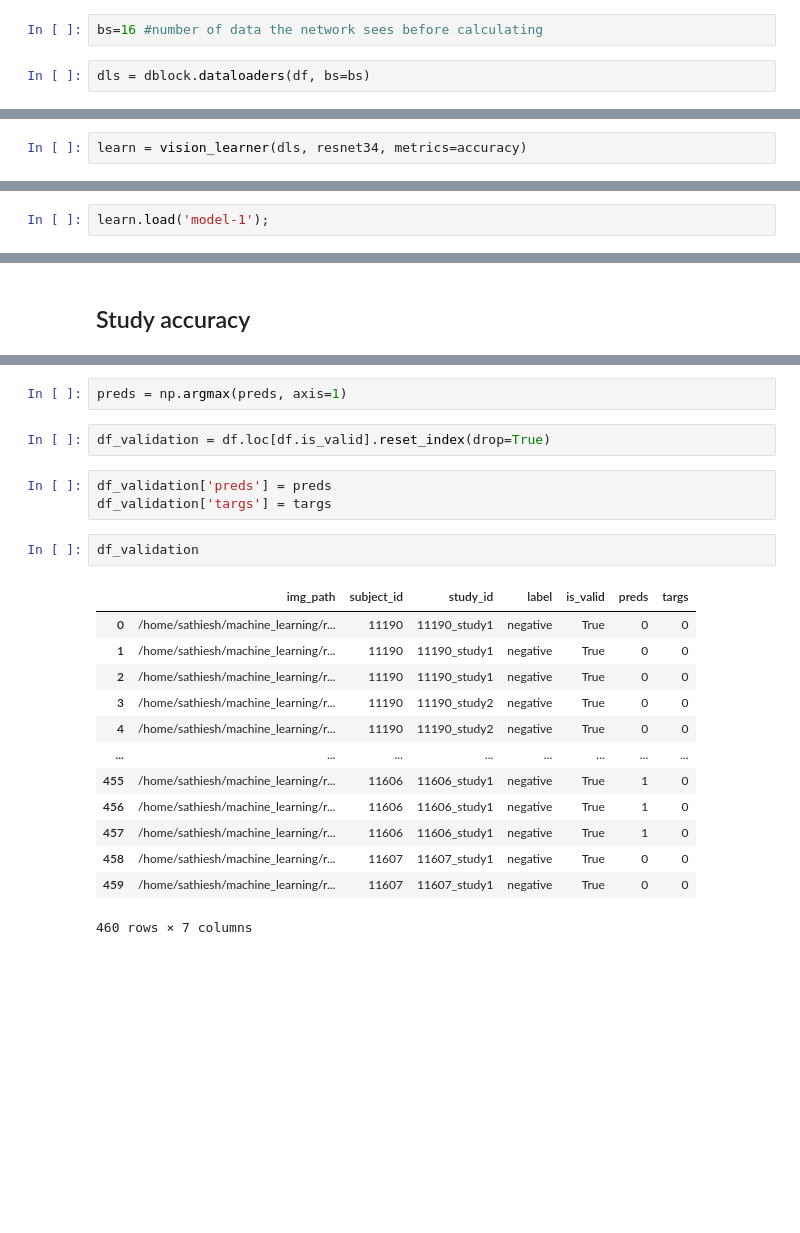
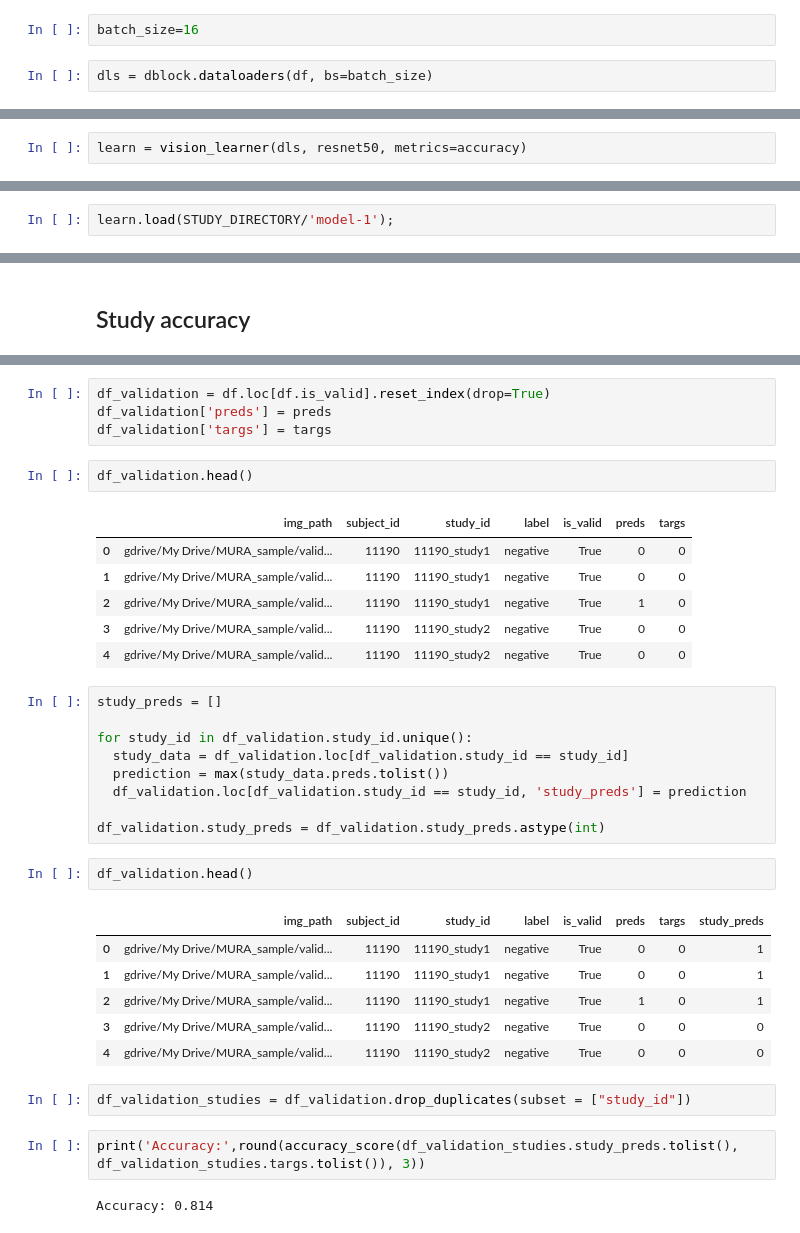
Before and after one commit to skaliy/rad230_dl, a Jupyter notebook: 01_MURA_hand_classification.ipynb, the cells around one changed output, grey strips where cells are left out. Cells and saved outputs as stored; diff of their text form; blank space fills up the shorter version.

```diff
--- a/01_MURA_hand_classification.ipynb
+++ b/01_MURA_hand_classification.ipynb
@@ -56,7 +85,7 @@ dblock = DataBlock(blocks=(ImageBlock, CategoryBlock),
 # %%
-bs=16 #number of data the network sees before calculating
+batch_size=16
 # %%
-dls = dblock.dataloaders(df, bs=bs)
+dls = dblock.dataloaders(df, bs=batch_size)
 # %%
 dls.show_batch(figsize=(10, 10))
 # %% [output]
@@ -64,7 +93,7 @@ dls.show_batch(figsize=(10, 10))
 # %% [markdown]
 ### Training process
 # %%
-learn = vision_learner(dls, resnet34, metrics=accuracy)
+learn = vision_learner(dls, resnet50, metrics=accuracy)
 # %%
 # learn.lr_find()
 # %%
@@ -88,4 +115,4 @@ learn.show_results()
 # %% [markdown]
 # Intepretation
 # %%
-learn.load('model-1');
+learn.load(STUDY_DIRECTORY/'model-1');
@@ -138,23 +170,37 @@ preds,targs = learn.get_preds(ds_idx=1)
-# %%
-preds = np.argmax(preds, axis=1)
 # %%
 df_validation = df.loc[df.is_valid].reset_index(drop=True)
+df_validation['preds'] = preds
+df_validation['targs'] = targs
-# %%
-df_validation['preds'] = preds
-df_validation['targs'] = targs
 # %%
-df_validation
+df_validation.head()
 # %% [output]
 |  | img_path | subject_id | study_id | label | is_valid | preds | targs |
-| 0 | /home/sathiesh/machine_learning/r... | 11190 | 11190_study1 | negative | True | 0 | 0 |
-| 1 | /home/sathiesh/machine_learning/r... | 11190 | 11190_study1 | negative | True | 0 | 0 |
-| 2 | /home/sathiesh/machine_learning/r... | 11190 | 11190_study1 | negative | True | 0 | 0 |
-| 3 | /home/sathiesh/machine_learning/r... | 11190 | 11190_study2 | negative | True | 0 | 0 |
-| 4 | /home/sathiesh/machine_learning/r... | 11190 | 11190_study2 | negative | True | 0 | 0 |
-| ... | ... | ... | ... | ... | ... | ... | ... |
-| 455 | /home/sathiesh/machine_learning/r... | 11606 | 11606_study1 | negative | True | 1 | 0 |
-| 456 | /home/sathiesh/machine_learning/r... | 11606 | 11606_study1 | negative | True | 1 | 0 |
-| 457 | /home/sathiesh/machine_learning/r... | 11606 | 11606_study1 | negative | True | 1 | 0 |
-| 458 | /home/sathiesh/machine_learning/r... | 11607 | 11607_study1 | negative | True | 0 | 0 |
-| 459 | /home/sathiesh/machine_learning/r... | 11607 | 11607_study1 | negative | True | 0 | 0 |
+| 0 | gdrive/My Drive/MURA_sample/valid... | 11190 | 11190_study1 | negative | True | 0 | 0 |
+| 1 | gdrive/My Drive/MURA_sample/valid... | 11190 | 11190_study1 | negative | True | 0 | 0 |
+| 2 | gdrive/My Drive/MURA_sample/valid... | 11190 | 11190_study1 | negative | True | 1 | 0 |
+| 3 | gdrive/My Drive/MURA_sample/valid... | 11190 | 11190_study2 | negative | True | 0 | 0 |
+| 4 | gdrive/My Drive/MURA_sample/valid... | 11190 | 11190_study2 | negative | True | 0 | 0 |
-460 rows × 7 columns
+# %%
+study_preds = []
+
+for study_id in df_validation.study_id.unique():
+  study_data = df_validation.loc[df_validation.study_id == study_id]
+  prediction = max(study_data.preds.tolist())
+  df_validation.loc[df_validation.study_id == study_id, 'study_preds'] = prediction
+
+df_validation.study_preds = df_validation.study_preds.astype(int)
+# %%
+df_validation.head()
+# %% [output]
+|  | img_path | subject_id | study_id | label | is_valid | preds | targs | study_preds |
+| 0 | gdrive/My Drive/MURA_sample/valid... | 11190 | 11190_study1 | negative | True | 0 | 0 | 1 |
+| 1 | gdrive/My Drive/MURA_sample/valid... | 11190 | 11190_study1 | negative | True | 0 | 0 | 1 |
+| 2 | gdrive/My Drive/MURA_sample/valid... | 11190 | 11190_study1 | negative | True | 1 | 0 | 1 |
+| 3 | gdrive/My Drive/MURA_sample/valid... | 11190 | 11190_study2 | negative | True | 0 | 0 | 0 |
+| 4 | gdrive/My Drive/MURA_sample/valid... | 11190 | 11190_study2 | negative | True | 0 | 0 | 0 |
+# %%
+df_validation_studies = df_validation.drop_duplicates(subset = ["study_id"])
+# %%
+print('Accuracy:',round(accuracy_score(df_validation_studies.study_preds.tolist(), df_validation_studies.targs.tolist()), 3))
+# %% [output]
+Accuracy: 0.814
```
Also changed, not shown: parts of 16 cells of this notebook.
